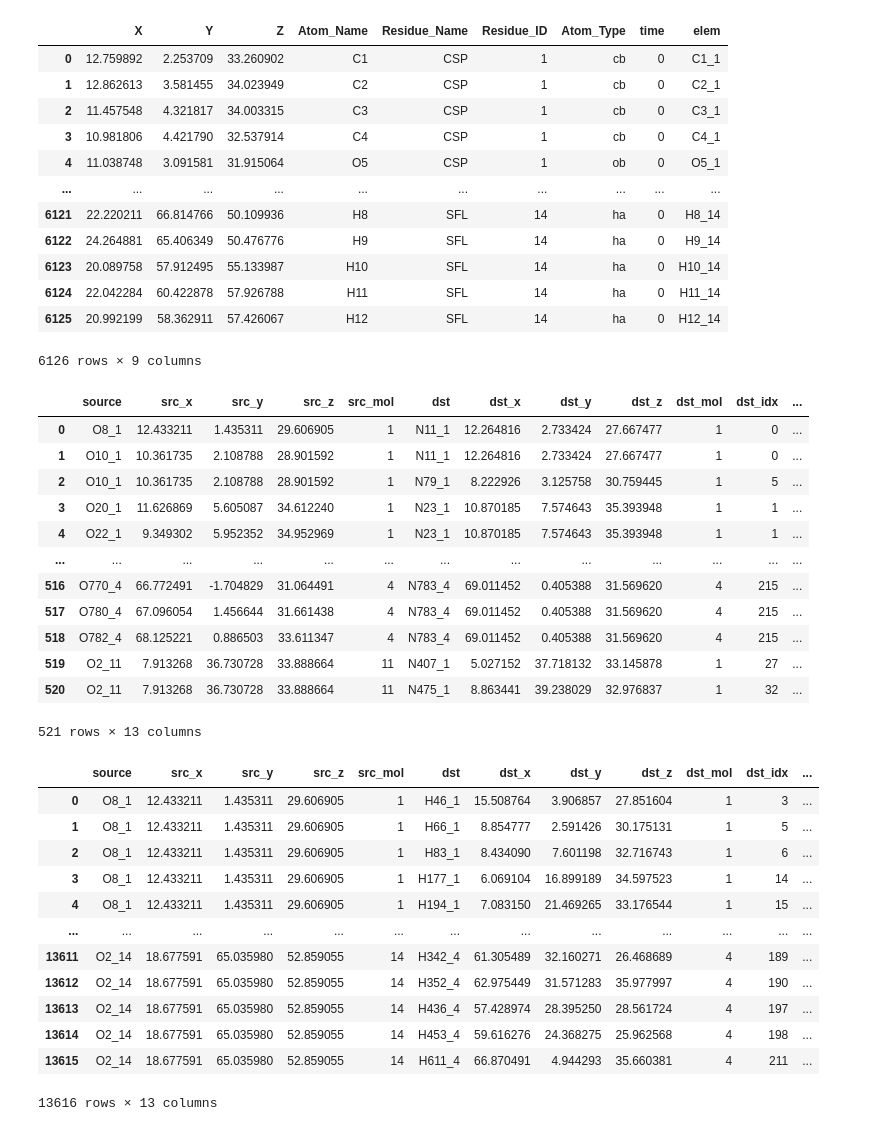
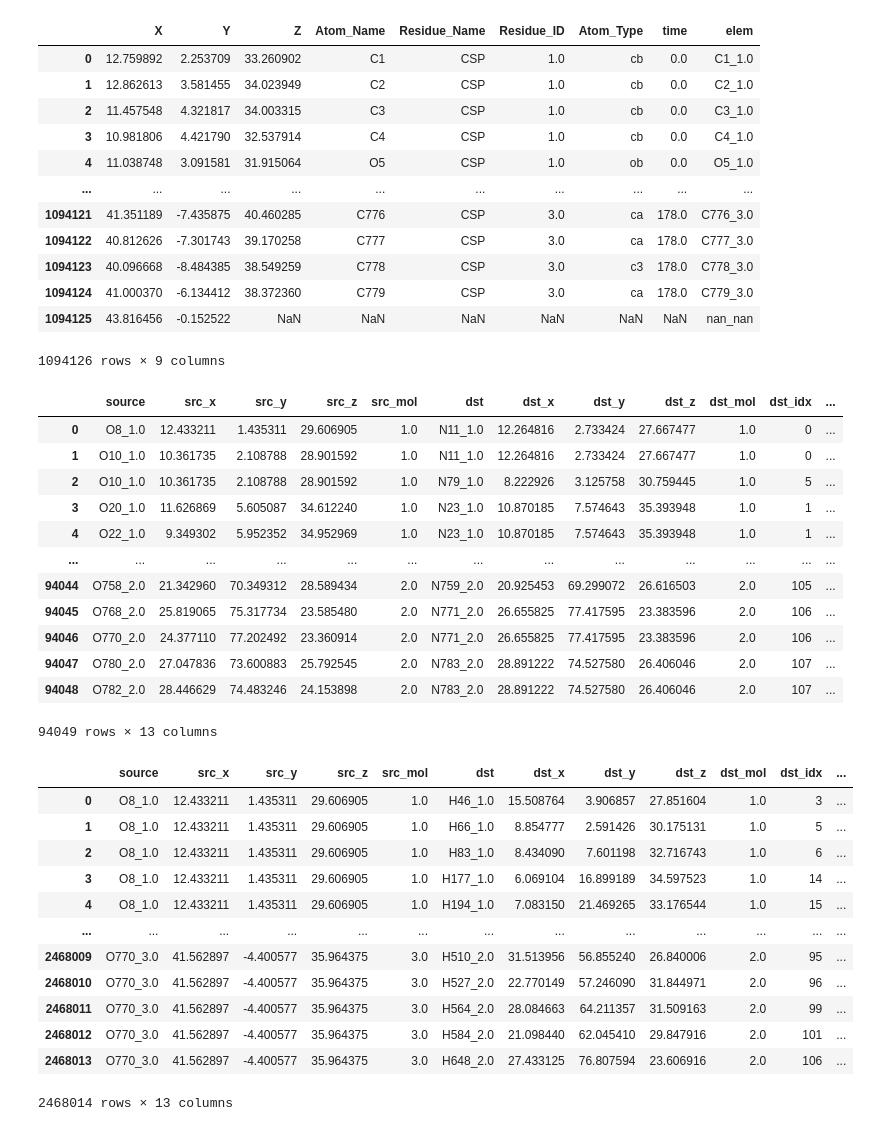
Before and after one commit to hasananowar/DLP, a Jupyter notebook: gen_data.ipynb, the cells around one changed output. Cells and saved outputs as stored; diff of their text form; code cells hidden in the pictures.

```diff
--- a/gen_data.ipynb
+++ b/gen_data.ipynb
@@ -8,25 +8,25 @@ import logging
 # %%
 
 # Example DataFrame with columns X, Y, Z, Atom_Name, Residue_Name, Residue_ID, Atom_Type, and Timeframe
-df = pd.read_csv("DATA/FILT_HB/HB1000frames.csv")
+df = pd.read_csv("HB1000frames.csv")
 df.rename(columns={"Timeframe": "time"}, inplace=True)
 df['time'] = df['time'] - df['time'].min()
 df['elem'] = df.apply(lambda row: f"{row['Atom_Name']}_{row['Residue_ID']}", axis=1)
 df
 # %% [output]
 |  | X | Y | Z | Atom_Name | Residue_Name | Residue_ID | Atom_Type | time | elem |
-| 0 | 12.759892 | 2.253709 | 33.260902 | C1 | CSP | 1 | cb | 0 | C1_1 |
-| 1 | 12.862613 | 3.581455 | 34.023949 | C2 | CSP | 1 | cb | 0 | C2_1 |
-| 2 | 11.457548 | 4.321817 | 34.003315 | C3 | CSP | 1 | cb | 0 | C3_1 |
-| 3 | 10.981806 | 4.421790 | 32.537914 | C4 | CSP | 1 | cb | 0 | C4_1 |
-| 4 | 11.038748 | 3.091581 | 31.915064 | O5 | CSP | 1 | ob | 0 | O5_1 |
+| 0 | 12.759892 | 2.253709 | 33.260902 | C1 | CSP | 1.0 | cb | 0.0 | C1_1.0 |
+| 1 | 12.862613 | 3.581455 | 34.023949 | C2 | CSP | 1.0 | cb | 0.0 | C2_1.0 |
+| 2 | 11.457548 | 4.321817 | 34.003315 | C3 | CSP | 1.0 | cb | 0.0 | C3_1.0 |
+| 3 | 10.981806 | 4.421790 | 32.537914 | C4 | CSP | 1.0 | cb | 0.0 | C4_1.0 |
+| 4 | 11.038748 | 3.091581 | 31.915064 | O5 | CSP | 1.0 | ob | 0.0 | O5_1.0 |
 | ... | ... | ... | ... | ... | ... | ... | ... | ... | ... |
-| 6121 | 22.220211 | 66.814766 | 50.109936 | H8 | SFL | 14 | ha | 0 | H8_14 |
-| 6122 | 24.264881 | 65.406349 | 50.476776 | H9 | SFL | 14 | ha | 0 | H9_14 |
-| 6123 | 20.089758 | 57.912495 | 55.133987 | H10 | SFL | 14 | ha | 0 | H10_14 |
-| 6124 | 22.042284 | 60.422878 | 57.926788 | H11 | SFL | 14 | ha | 0 | H11_14 |
-| 6125 | 20.992199 | 58.362911 | 57.426067 | H12 | SFL | 14 | ha | 0 | H12_14 |
+| 1094121 | 41.351189 | -7.435875 | 40.460285 | C776 | CSP | 3.0 | ca | 178.0 | C776_3.0 |
+| 1094122 | 40.812626 | -7.301743 | 39.170258 | C777 | CSP | 3.0 | ca | 178.0 | C777_3.0 |
+| 1094123 | 40.096668 | -8.484385 | 38.549259 | C778 | CSP | 3.0 | c3 | 178.0 | C778_3.0 |
+| 1094124 | 41.000370 | -6.134412 | 38.372360 | C779 | CSP | 3.0 | ca | 178.0 | C779_3.0 |
+| 1094125 | 43.816456 | -0.152522 | NaN | NaN | NaN | NaN | NaN | NaN | nan_nan |
-6126 rows × 9 columns
+1094126 rows × 9 columns
 # %%
 #Select rows where Residue_ID is 5 and Atom_Type is either 'o' or 'os'
 # df1 = df[(df['Residue_ID'] == 5) & df['Atom_Type'].isin(['o', 'os'])].reset_index(drop=True)
@@ -133,31 +133,31 @@ df_angle = pd.DataFrame(angle_results)
 df_distance
 # %% [output]
 |  | source | src_x | src_y | src_z | src_mol | dst | dst_x | dst_y | dst_z | dst_mol | dst_idx | ... |
-| 0 | O8_1 | 12.433211 | 1.435311 | 29.606905 | 1 | N11_1 | 12.264816 | 2.733424 | 27.667477 | 1 | 0 | ... |
-| 1 | O10_1 | 10.361735 | 2.108788 | 28.901592 | 1 | N11_1 | 12.264816 | 2.733424 | 27.667477 | 1 | 0 | ... |
-| 2 | O10_1 | 10.361735 | 2.108788 | 28.901592 | 1 | N79_1 | 8.222926 | 3.125758 | 30.759445 | 1 | 5 | ... |
-| 3 | O20_1 | 11.626869 | 5.605087 | 34.612240 | 1 | N23_1 | 10.870185 | 7.574643 | 35.393948 | 1 | 1 | ... |
-| 4 | O22_1 | 9.349302 | 5.952352 | 34.952969 | 1 | N23_1 | 10.870185 | 7.574643 | 35.393948 | 1 | 1 | ... |
+| 0 | O8_1.0 | 12.433211 | 1.435311 | 29.606905 | 1.0 | N11_1.0 | 12.264816 | 2.733424 | 27.667477 | 1.0 | 0 | ... |
+| 1 | O10_1.0 | 10.361735 | 2.108788 | 28.901592 | 1.0 | N11_1.0 | 12.264816 | 2.733424 | 27.667477 | 1.0 | 0 | ... |
+| 2 | O10_1.0 | 10.361735 | 2.108788 | 28.901592 | 1.0 | N79_1.0 | 8.222926 | 3.125758 | 30.759445 | 1.0 | 5 | ... |
+| 3 | O20_1.0 | 11.626869 | 5.605087 | 34.612240 | 1.0 | N23_1.0 | 10.870185 | 7.574643 | 35.393948 | 1.0 | 1 | ... |
+| 4 | O22_1.0 | 9.349302 | 5.952352 | 34.952969 | 1.0 | N23_1.0 | 10.870185 | 7.574643 | 35.393948 | 1.0 | 1 | ... |
 | ... | ... | ... | ... | ... | ... | ... | ... | ... | ... | ... | ... | ... |
-| 516 | O770_4 | 66.772491 | -1.704829 | 31.064491 | 4 | N783_4 | 69.011452 | 0.405388 | 31.569620 | 4 | 215 | ... |
-| 517 | O780_4 | 67.096054 | 1.456644 | 31.661438 | 4 | N783_4 | 69.011452 | 0.405388 | 31.569620 | 4 | 215 | ... |
-| 518 | O782_4 | 68.125221 | 0.886503 | 33.611347 | 4 | N783_4 | 69.011452 | 0.405388 | 31.569620 | 4 | 215 | ... |
-| 519 | O2_11 | 7.913268 | 36.730728 | 33.888664 | 11 | N407_1 | 5.027152 | 37.718132 | 33.145878 | 1 | 27 | ... |
-| 520 | O2_11 | 7.913268 | 36.730728 | 33.888664 | 11 | N475_1 | 8.863441 | 39.238029 | 32.976837 | 1 | 32 | ... |
+| 94044 | O758_2.0 | 21.342960 | 70.349312 | 28.589434 | 2.0 | N759_2.0 | 20.925453 | 69.299072 | 26.616503 | 2.0 | 105 | ... |
+| 94045 | O768_2.0 | 25.819065 | 75.317734 | 23.585480 | 2.0 | N771_2.0 | 26.655825 | 77.417595 | 23.383596 | 2.0 | 106 | ... |
+| 94046 | O770_2.0 | 24.377110 | 77.202492 | 23.360914 | 2.0 | N771_2.0 | 26.655825 | 77.417595 | 23.383596 | 2.0 | 106 | ... |
+| 94047 | O780_2.0 | 27.047836 | 73.600883 | 25.792545 | 2.0 | N783_2.0 | 28.891222 | 74.527580 | 26.406046 | 2.0 | 107 | ... |
+| 94048 | O782_2.0 | 28.446629 | 74.483246 | 24.153898 | 2.0 | N783_2.0 | 28.891222 | 74.527580 | 26.406046 | 2.0 | 107 | ... |
-521 rows × 13 columns
+94049 rows × 13 columns
 # %%
 df_angle
 # %% [output]
 |  | source | src_x | src_y | src_z | src_mol | dst | dst_x | dst_y | dst_z | dst_mol | dst_idx | ... |
-| 0 | O8_1 | 12.433211 | 1.435311 | 29.606905 | 1 | H46_1 | 15.508764 | 3.906857 | 27.851604 | 1 | 3 | ... |
-| 1 | O8_1 | 12.433211 | 1.435311 | 29.606905 | 1 | H66_1 | 8.854777 | 2.591426 | 30.175131 | 1 | 5 | ... |
-| 2 | O8_1 | 12.433211 | 1.435311 | 29.606905 | 1 | H83_1 | 8.434090 | 7.601198 | 32.716743 | 1 | 6 | ... |
-| 3 | O8_1 | 12.433211 | 1.435311 | 29.606905 | 1 | H177_1 | 6.069104 | 16.899189 | 34.597523 | 1 | 14 | ... |
-| 4 | O8_1 | 12.433211 | 1.435311 | 29.606905 | 1 | H194_1 | 7.083150 | 21.469265 | 33.176544 | 1 | 15 | ... |
+| 0 | O8_1.0 | 12.433211 | 1.435311 | 29.606905 | 1.0 | H46_1.0 | 15.508764 | 3.906857 | 27.851604 | 1.0 | 3 | ... |
+| 1 | O8_1.0 | 12.433211 | 1.435311 | 29.606905 | 1.0 | H66_1.0 | 8.854777 | 2.591426 | 30.175131 | 1.0 | 5 | ... |
+| 2 | O8_1.0 | 12.433211 | 1.435311 | 29.606905 | 1.0 | H83_1.0 | 8.434090 | 7.601198 | 32.716743 | 1.0 | 6 | ... |
+| 3 | O8_1.0 | 12.433211 | 1.435311 | 29.606905 | 1.0 | H177_1.0 | 6.069104 | 16.899189 | 34.597523 | 1.0 | 14 | ... |
+| 4 | O8_1.0 | 12.433211 | 1.435311 | 29.606905 | 1.0 | H194_1.0 | 7.083150 | 21.469265 | 33.176544 | 1.0 | 15 | ... |
 | ... | ... | ... | ... | ... | ... | ... | ... | ... | ... | ... | ... | ... |
-| 13611 | O2_14 | 18.677591 | 65.035980 | 52.859055 | 14 | H342_4 | 61.305489 | 32.160271 | 26.468689 | 4 | 189 | ... |
-| 13612 | O2_14 | 18.677591 | 65.035980 | 52.859055 | 14 | H352_4 | 62.975449 | 31.571283 | 35.977997 | 4 | 190 | ... |
-| 13613 | O2_14 | 18.677591 | 65.035980 | 52.859055 | 14 | H436_4 | 57.428974 | 28.395250 | 28.561724 | 4 | 197 | ... |
-| 13614 | O2_14 | 18.677591 | 65.035980 | 52.859055 | 14 | H453_4 | 59.616276 | 24.368275 | 25.962568 | 4 | 198 | ... |
-| 13615 | O2_14 | 18.677591 | 65.035980 | 52.859055 | 14 | H611_4 | 66.870491 | 4.944293 | 35.660381 | 4 | 211 | ... |
+| 2468009 | O770_3.0 | 41.562897 | -4.400577 | 35.964375 | 3.0 | H510_2.0 | 31.513956 | 56.855240 | 26.840006 | 2.0 | 95 | ... |
+| 2468010 | O770_3.0 | 41.562897 | -4.400577 | 35.964375 | 3.0 | H527_2.0 | 22.770149 | 57.246090 | 31.844971 | 2.0 | 96 | ... |
+| 2468011 | O770_3.0 | 41.562897 | -4.400577 | 35.964375 | 3.0 | H564_2.0 | 28.084663 | 64.211357 | 31.509163 | 2.0 | 99 | ... |
+| 2468012 | O770_3.0 | 41.562897 | -4.400577 | 35.964375 | 3.0 | H584_2.0 | 21.098440 | 62.045410 | 29.847916 | 2.0 | 101 | ... |
+| 2468013 | O770_3.0 | 41.562897 | -4.400577 | 35.964375 | 3.0 | H648_2.0 | 27.433125 | 76.807594 | 23.606916 | 2.0 | 106 | ... |
-13616 rows × 13 columns
+2468014 rows × 13 columns
```
Also changed, not shown: parts of 13 cells of this notebook, 14 other files.
